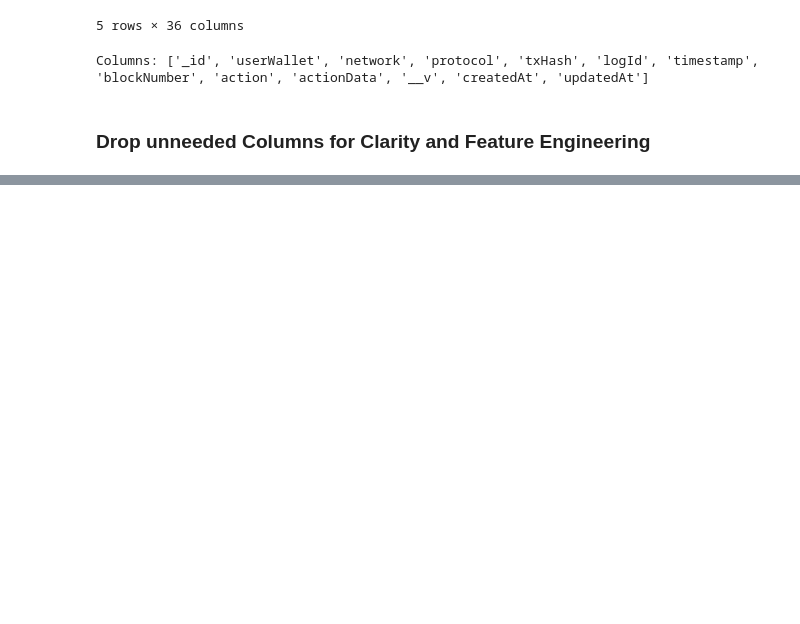
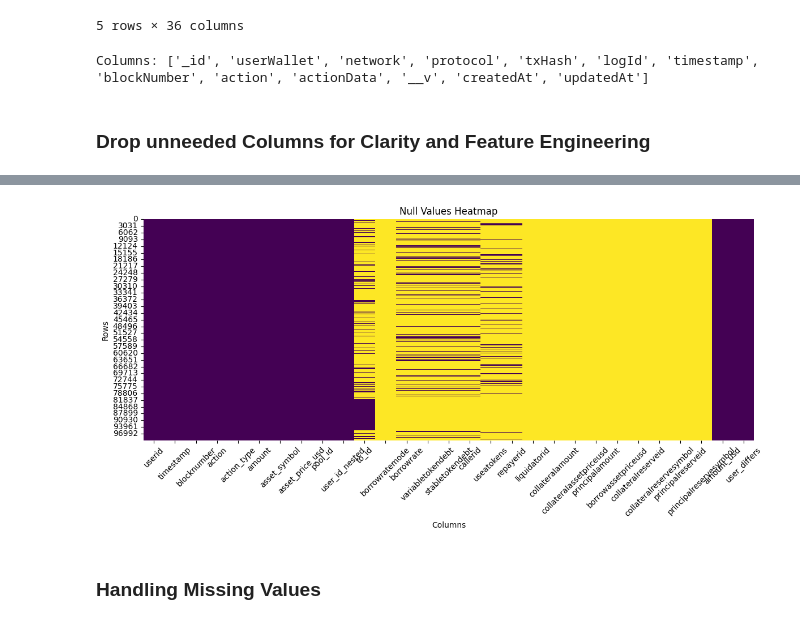
Before and after one commit to cesardushime/aave-credit-scoring, a Jupyter notebook: notebooks/data_cleaning.ipynb, the cells around one changed output, grey strips where cells are left out. Cells and saved outputs as stored; diff of their text form; code cells hidden in the pictures; blank space fills up the shorter version.

Commit message:
performed cleaning null values cleaning

```diff
--- a/notebooks/data_cleaning.ipynb
+++ b/notebooks/data_cleaning.ipynb
@@ -189,0 +247,7 @@ Columns: ['userid', 'timestamp', 'blockNumber', 'action', 'actionData']
+# %%
+# Make sure all column names are lowercase and trimmed for consistency
+df_flat.columns = df_flat.columns.str.lower()
+# Convert amount and asset_price_usd to numeric
+df_flat['amount'] = pd.to_numeric(df_flat['amount'], errors='coerce')
+df_flat['asset_price_usd'] = pd.to_numeric(df_flat['asset_price_usd'], errors='coerce')
+df_flat['amount_usd'] = df_flat['amount'] * df_flat['asset_price_usd']
@@ -189,0 +279,15 @@ Columns: ['userid', 'timestamp', 'blockNumber', 'action', 'actionData']
+# %%
+# visulization of null values
+plt.figure(figsize=(12, 6))
+sns.heatmap(df_flat.isnull(), cbar=False, cmap='viridis')
+plt.title("Null Values Heatmap")
+plt.xlabel("Columns")
+plt.ylabel("Rows")
+plt.xticks(rotation=45)
+plt.yticks(rotation=0)
+plt.tight_layout()
+plt.show()
+# %% [output]
+[figure, added]
+# %% [markdown]
+### Handling Missing Values
```
Also changed, not shown: parts of 10 cells of this notebook.
